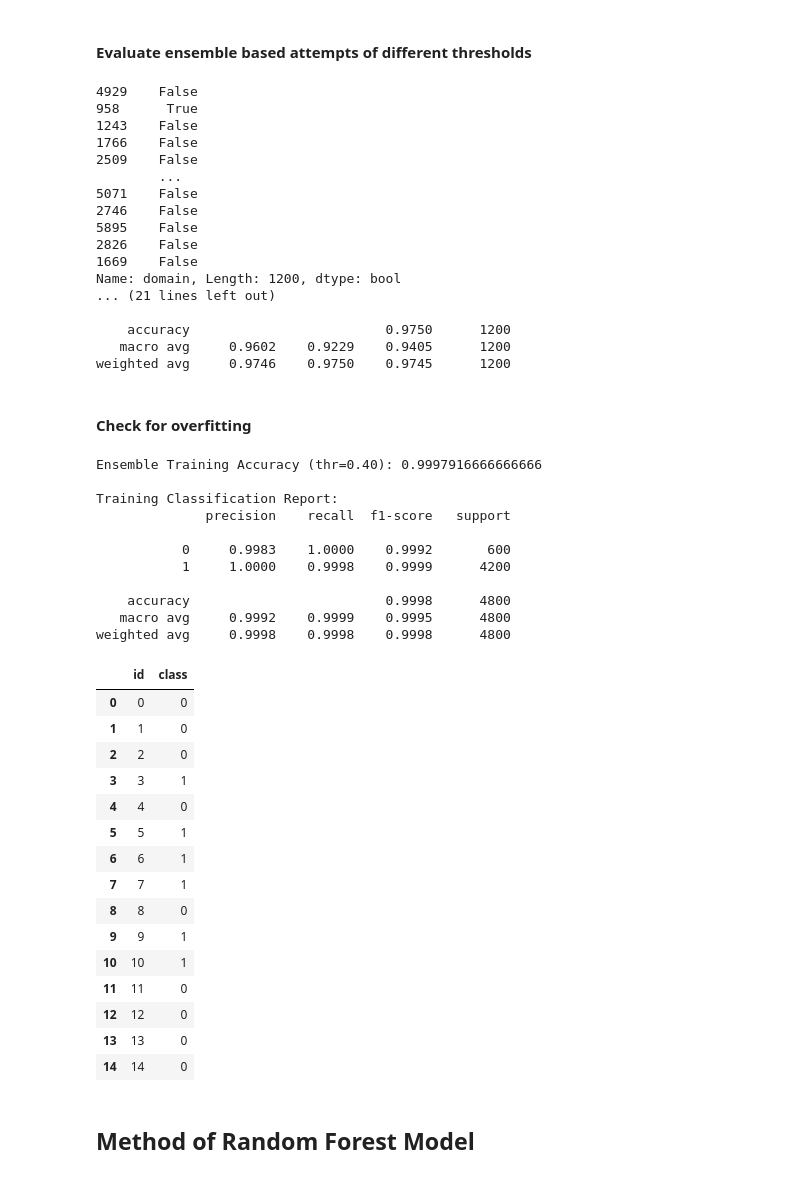
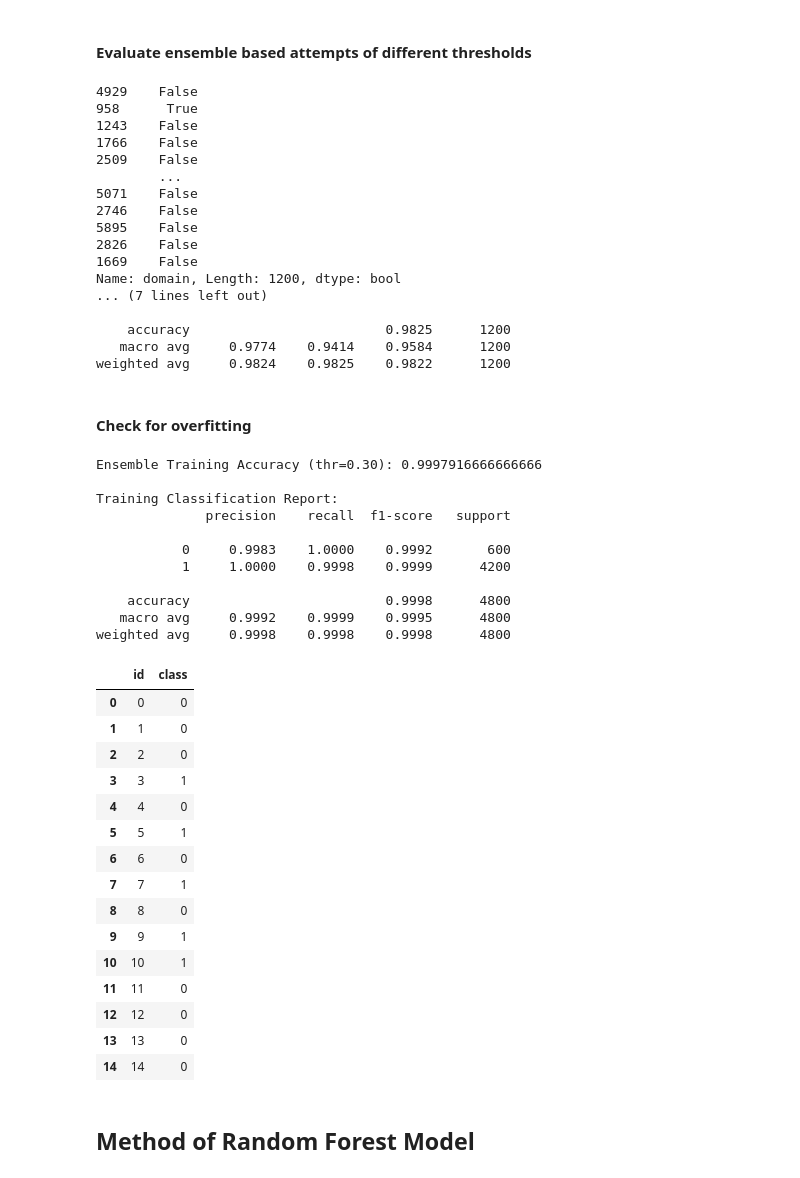
Before and after one commit to BrianJYKing/COMP90051_Sem1_A2, a Jupyter notebook: SML_A2_final.ipynb, the cells around one changed output. Drawn from its saved outputs; the diff is of its cells as text; code cells hidden in the pictures.

Commit message:
Add files via upload
with accuracy 0.9580, and 0.9925 rate of overfiting check

```diff
--- a/SML_A2_final.ipynb
+++ b/SML_A2_final.ipynb
@@ -552,13 +509,13 @@ train_dom2 = df_train[df_train.domain == 'domain2']
 
 # Define identical function for each domain
 pipe_dom1 = Pipeline([
-    ('tfidf', TfidfVectorizer(max_features = 30000, ngram_range = best_ngram)),
-    ('clf',  LogisticRegression(class_weight='balanced', C = best_C, penalty=best_clf_penalty, max_iter= 1100, random_state=42))
+    ('tfidf', TfidfVectorizer(max_features = 24855, ngram_range = best_ngram)),
+    ('clf',  LogisticRegression(class_weight='balanced', C = best_C, penalty=best_clf_penalty, max_iter= 1120, random_state=42))
 ])
 
 pipe_dom2 = Pipeline([
-    ('tfidf', TfidfVectorizer(max_features = 30000, ngram_range = best_ngram)),
-    ('clf',  LogisticRegression(class_weight='balanced', C = best_C, penalty=best_clf_penalty, max_iter= 1100, random_state=42))
+    ('tfidf', TfidfVectorizer(max_features = 24855, ngram_range = best_ngram)),
+    ('clf',  LogisticRegression(class_weight='balanced', C = best_C, penalty=best_clf_penalty, max_iter= 1120, random_state=42))
 ])
 
 
@@ -652,12 +609,10 @@ probs[mask_dom1] = pipe_dom1.predict_proba(df_val.loc[mask_dom1, 'text_str'])[:,
 # probs that the data from domain 2 is human-written
 probs[mask_dom2] = pipe_dom2.predict_proba(df_val.loc[mask_dom2, 'text_str'])[:, 0]
 
-print(probs[:55])
-
 # 2. Apply threshold
 # when the threshold is too high such as 0.75 and 0.80, even though the precision might be high like 98%\
 # but the accuracy will be low, because of the overfitting. Therfore, the threshold should be set to 0.40 or 0.35
-threshold = 0.35
+threshold = 0.30
 preds_ensem = np.where(probs >= threshold, 0, 1)
 
 
@@ -679,11 +634,11 @@ print(classification_report(y_val, preds_ensem, digits=4))
 2826    False
 1669    False
 Name: domain, Length: 1200, dtype: bool
-... (21 lines left out)
+... (7 lines left out)
 
-    accuracy                         0.9750      1200
-   macro avg     0.9602    0.9229    0.9405      1200
-weighted avg     0.9746    0.9750    0.9745      1200
+    accuracy                         0.9825      1200
+   macro avg     0.9774    0.9414    0.9584      1200
+weighted avg     0.9824    0.9825    0.9822      1200
 # %% [markdown]
 #### Check for overfitting
 # %%
@@ -695,7 +650,7 @@ mask_tr_dom2 = ~mask_tr_dom1
 probs_train[mask_tr_dom1] = pipe_dom1.predict_proba(df_train.loc[mask_tr_dom1, 'text_str'])[:, 0]
 probs_train[mask_tr_dom2] = pipe_dom2.predict_proba(df_train.loc[mask_tr_dom2, 'text_str'])[:, 0]
 
-threshold = 0.40
+threshold = 0.30
 preds_train = np.where(probs_train >= threshold, 0, 1)
 
 # Evaluate
@@ -704,7 +659,7 @@ print(f"Ensemble Training Accuracy (thr={threshold:.2f}):",
 print("\nTraining Classification Report:")
 print(classification_report(df_train['label'], preds_train, digits=4))
 # %% [output]
-Ensemble Training Accuracy (thr=0.40): 0.9997916666666666
+Ensemble Training Accuracy (thr=0.30): 0.9997916666666666
 
 Training Classification Report:
               precision    recall  f1-score   support
@@ -718,29 +673,29 @@ weighted avg     0.9998    0.9998    0.9998      4800
 # %%
 # Load & prepare test
 df_test = pd.read_json('/Users/zigeliang/Desktop/All/Data Science 2025S1/COMP90051/A2/comp-90051-2025-s-1-project-2/test_data.json', lines=True)
 df_test['text_str'] = df_test['text'].apply(lambda seq: ' '.join(map(str, seq)))
 
 # Get human‐class probs from both domain‐expert models
 p1 = pipe_dom1.predict_proba(df_test['text_str'])[:,0]
 p2 = pipe_dom2.predict_proba(df_test['text_str'])[:,0]
 
 probs_test = (p1 + p2) / 2
 
 threshold_final = threshold
 preds_test = np.where(probs_test >= threshold, 0, 1)
 
 submission = pd.DataFrame({'id': df_test['id'], 'class': preds_test})
-submission.to_csv('/Users/zigeliang/Desktop/All/Data Science 2025S1/COMP90051/A2/comp-90051-2025-s-1-project-2/smote_submission_tfidf2.csv', index=False)
+submission.to_csv('/Users/zigeliang/Desktop/All/Data Science 2025S1/COMP90051/A2/comp-90051-2025-s-1-project-2/ensemble_submission_tfidf2.csv', index=False)
 submission.head(15)
 # %% [output]
 |  | id | class |
 | 0 | 0 | 0 |
 | 1 | 1 | 0 |
 | 2 | 2 | 0 |
 | 3 | 3 | 1 |
 | 4 | 4 | 0 |
 | 5 | 5 | 1 |
-| 6 | 6 | 1 |
+| 6 | 6 | 0 |
 | 7 | 7 | 1 |
 | 8 | 8 | 0 |
 | 9 | 9 | 1 |
```
Also changed, not shown: parts of 13 cells of this notebook, 1 other file.
